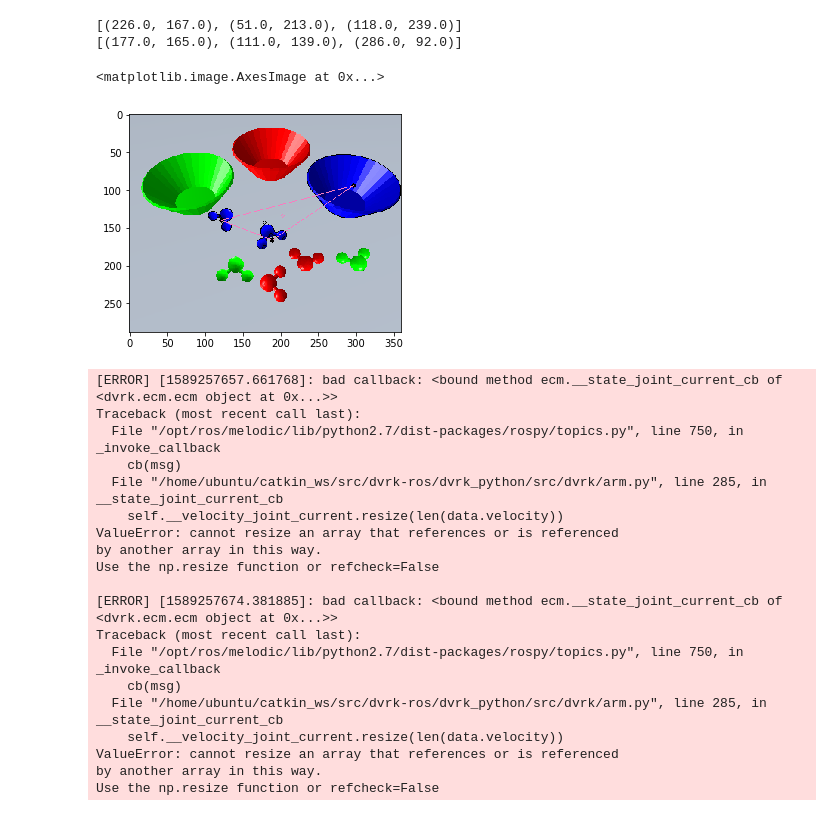
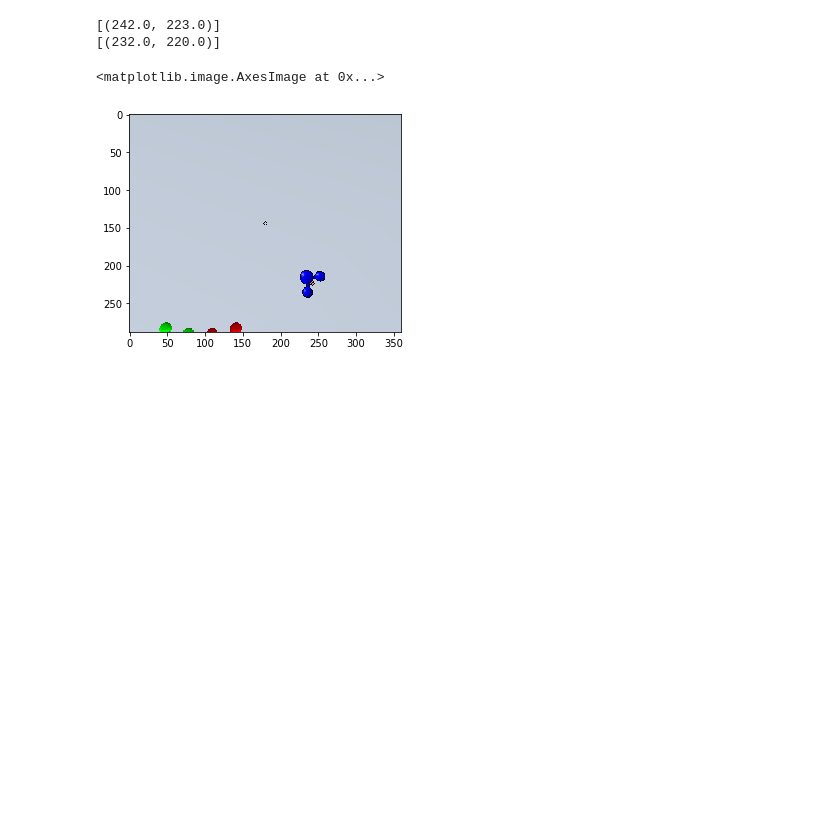
Before and after one commit to jordanzliu/dvrk_pickandplace, a Jupyter notebook: pick_and_place_experiments.ipynb, the cells around one changed output. Saved outputs shown, nothing was run; the diff lists cells and outputs as text; code cells hidden in the pictures; blank space fills up the shorter version.

```diff
--- a/pick_and_place_experiments.ipynb
+++ b/pick_and_place_experiments.ipynb
@@ -230,47 +212,27 @@ points:
 # %%
 left_cam = image_geometry.PinholeCameraModel()
 left_cam.fromCameraInfo(left_camera_info)
 right_cam = image_geometry.PinholeCameraModel()
 right_cam.fromCameraInfo(right_camera_info)
 left_frame_rectified = deepcopy(left_frame)
 
 def rectify(cam, ros_pt):
     return tuple(cam.rectifyPoint((ros_pt.x, ros_pt.y)))
 
 def invert_rectify(cam, ros_pt, frame_dims):
     return tuple(cam.rectifyPoint((frame_dims[0] - ros_pt.x, frame_dims[1] - ros_pt.y)))
 
-left_feat_pts = [invert_rectify(left_cam, pt, left_frame.shape) for pt in left_feats.points]
+left_feat_pts = [rectify(left_cam, pt) for pt in left_feats.points]
 right_feat_pts = [rectify(right_cam, pt) for pt in right_feats.points]
 print(left_feat_pts)
 print(right_feat_pts)
-left_frame = cv2.flip(deepcopy(left_frame), 0)
 left_cam.rectifyImage(left_frame, left_frame_rectified)
-plt.imshow(left_frame_rectified)
+plt.imshow(left_frame)
 # %% [output]
-[(226.0, 167.0), (51.0, 213.0), (118.0, 239.0)]
-[(177.0, 165.0), (111.0, 139.0), (286.0, 92.0)]
+[(242.0, 223.0)]
+[(232.0, 220.0)]
 <matplotlib.image.AxesImage at 0x...>
-[figure, old version]
+[figure, new version]
-[ERROR] [1589257657.661768]: bad callback: <bound method ecm.__state_joint_current_cb of <dvrk.ecm.ecm object at 0x...>>
-Traceback (most recent call last):
-  File "/opt/ros/melodic/lib/python2.7/dist-packages/rospy/topics.py", line 750, in _invoke_callback
-    cb(msg)
-  File "/home/ubuntu/catkin_ws/src/dvrk-ros/dvrk_python/src/dvrk/arm.py", line 285, in __state_joint_current_cb
-    self.__velocity_joint_current.resize(len(data.velocity))
-ValueError: cannot resize an array that references or is referenced
-by another array in this way.
-Use the np.resize function or refcheck=False
-
-[ERROR] [1589257674.381885]: bad callback: <bound method ecm.__state_joint_current_cb of <dvrk.ecm.ecm object at 0x...>>
-Traceback (most recent call last):
-  File "/opt/ros/melodic/lib/python2.7/dist-packages/rospy/topics.py", line 750, in _invoke_callback
-    cb(msg)
-  File "/home/ubuntu/catkin_ws/src/dvrk-ros/dvrk_python/src/dvrk/arm.py", line 285, in __state_joint_current_cb
-    self.__velocity_joint_current.resize(len(data.velocity))
-ValueError: cannot resize an array that references or is referenced
-by another array in this way.
-Use the np.resize function or refcheck=False
 # %%
 right_frame_rectified = deepcopy(right_frame)
 left_cam.rectifyImage(right_frame, right_frame_rectified)
```
Also changed, not shown: parts of 19 cells of this notebook, 1 other file.
